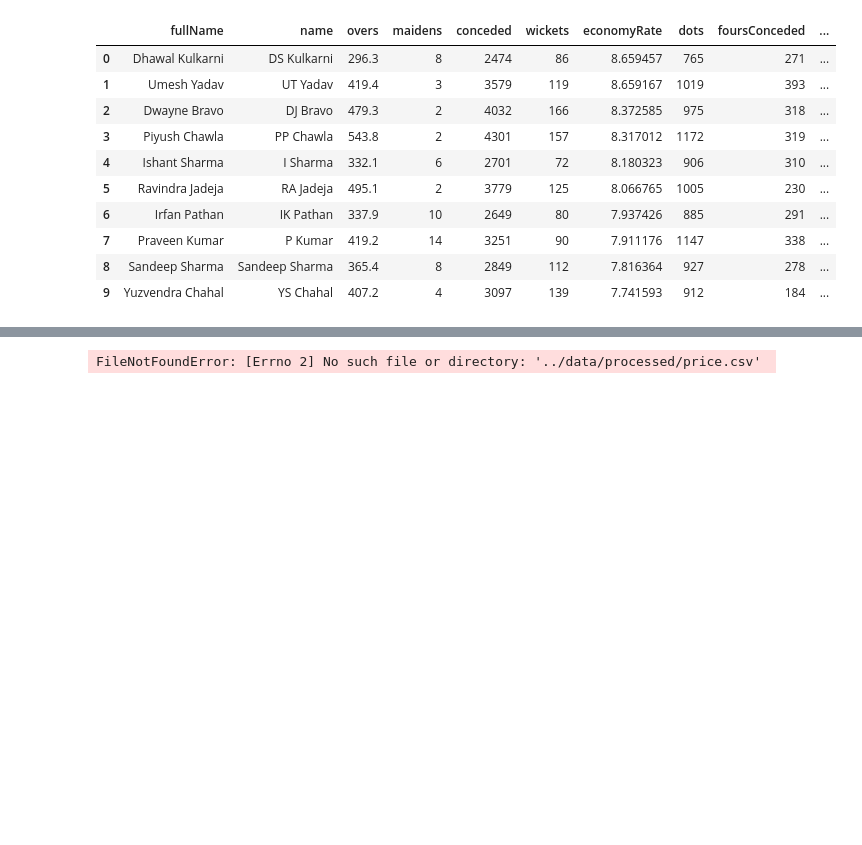
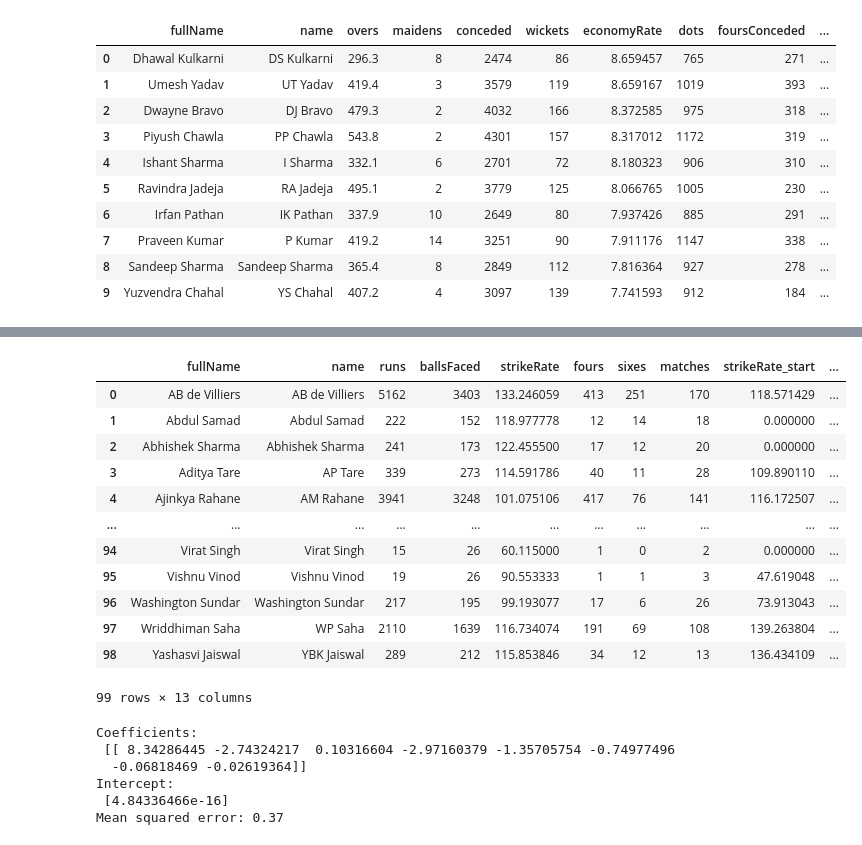
Before and after one commit to RohitRanjangit/IPlDataAnalysis, a Jupyter notebook: src/clusters.ipynb, the cells around one changed output, grey strips where cells are left out. Cells and saved outputs as stored; diff of their text form; code cells hidden in the pictures; blank space fills up the shorter version.

```diff
--- a/src/clusters.ipynb
+++ b/src/clusters.ipynb
@@ -261,9 +264,62 @@ bowler_1.head(10)
 | 7 | Siddarth Kaul | S Kaul | 196.1 | 3 | 1696 | 58 | 8.658519 | 404 | 161 | ... |
 | 8 | Mitchell McClenaghan | MJ McClenaghan | 211.8 | 1 | 1803 | 71 | 8.560714 | 534 | 181 | ... |
 | 9 | Vinay Kumar | R Vinay Kumar | 351.3 | 1 | 2966 | 105 | 8.475192 | 801 | 295 | ... |
-# %%
-batsman = batsman_df.copy()
-price_df = pd.read_csv('../data/processed/price.csv')
-price_df
-# %% [output]
-FileNotFoundError: [Errno 2] No such file or directory: '../data/processed/price.csv'
+# %%
+batsman = batsman_df.copy()
+batsman_price = price[price['Role'] != 'Bowler']
+batsman_price = batsman_price[['Player','Price']]
+batsman_price = batsman_price.rename(columns = {'Player':'fullName'})
+batsman = pd.merge(batsman, batsman_price, on = 'fullName', how = 'inner')
+data = batsman.drop(['fullName','name'],axis = 1)
+# data = data.drop(['cluster'],axis = 1)
+def clusters(price):
+    if price <= 1:
+        return 4
+    if price <= 5:
+        return 3
+    if price <= 10:
+        return 2
+    return 1
+
+batsman['price_cluster'] = batsman['Price'].apply(clusters)
+batsman
+# %% [output]
+|  | fullName | name | runs | ballsFaced | strikeRate | fours | sixes | matches | strikeRate_start | ... |
+| 0 | AB de Villiers | AB de Villiers | 5162 | 3403 | 133.246059 | 413 | 251 | 170 | 118.571429 | ... |
+| 1 | Abdul Samad | Abdul Samad | 222 | 152 | 118.977778 | 12 | 14 | 18 | 0.000000 | ... |
+| 2 | Abhishek Sharma | Abhishek Sharma | 241 | 173 | 122.455500 | 17 | 12 | 20 | 0.000000 | ... |
+| 3 | Aditya Tare | AP Tare | 339 | 273 | 114.591786 | 40 | 11 | 28 | 109.890110 | ... |
+| 4 | Ajinkya Rahane | AM Rahane | 3941 | 3248 | 101.075106 | 417 | 76 | 141 | 116.172507 | ... |
+| ... | ... | ... | ... | ... | ... | ... | ... | ... | ... | ... |
+| 94 | Virat Singh | Virat Singh | 15 | 26 | 60.115000 | 1 | 0 | 2 | 0.000000 | ... |
+| 95 | Vishnu Vinod | Vishnu Vinod | 19 | 26 | 90.553333 | 1 | 1 | 3 | 47.619048 | ... |
+| 96 | Washington Sundar | Washington Sundar | 217 | 195 | 99.193077 | 17 | 6 | 26 | 73.913043 | ... |
+| 97 | Wriddhiman Saha | WP Saha | 2110 | 1639 | 116.734074 | 191 | 69 | 108 | 139.263804 | ... |
+| 98 | Yashasvi Jaiswal | YBK Jaiswal | 289 | 212 | 115.853846 | 34 | 12 | 13 | 136.434109 | ... |
+99 rows × 13 columns
+# %%
+# Run linear regression model
+X = data.drop(['Price'], axis = 1)
+y = data['Price']
+Xscalar = StandardScaler()
+X = Xscalar.fit_transform(X)
+y = y.values.reshape(-1,1)
+yscalar = StandardScaler()
+y = yscalar.fit_transform(y)
+
+model = LinearRegression()
+model.fit(X,y)
+
+print('Coefficients: \n', model.coef_)
+print('Intercept: \n', model.intercept_)
+
+# mean squared error
+y_pred = model.predict(X)
+print("Mean squared error: {:.2f}".format(mean_squared_error(y, y_pred)))
+# %% [output]
+Coefficients:
+ [[ 8.34286445 -2.74324217  0.10316604 -2.97160379 -1.35705754 -0.74977496
+  -0.06818469 -0.02619364]]
+Intercept:
+ [4.84336466e-16]
+Mean squared error: 0.37
```
Also changed, not shown: parts of 3 cells of this notebook, 2 other files.
